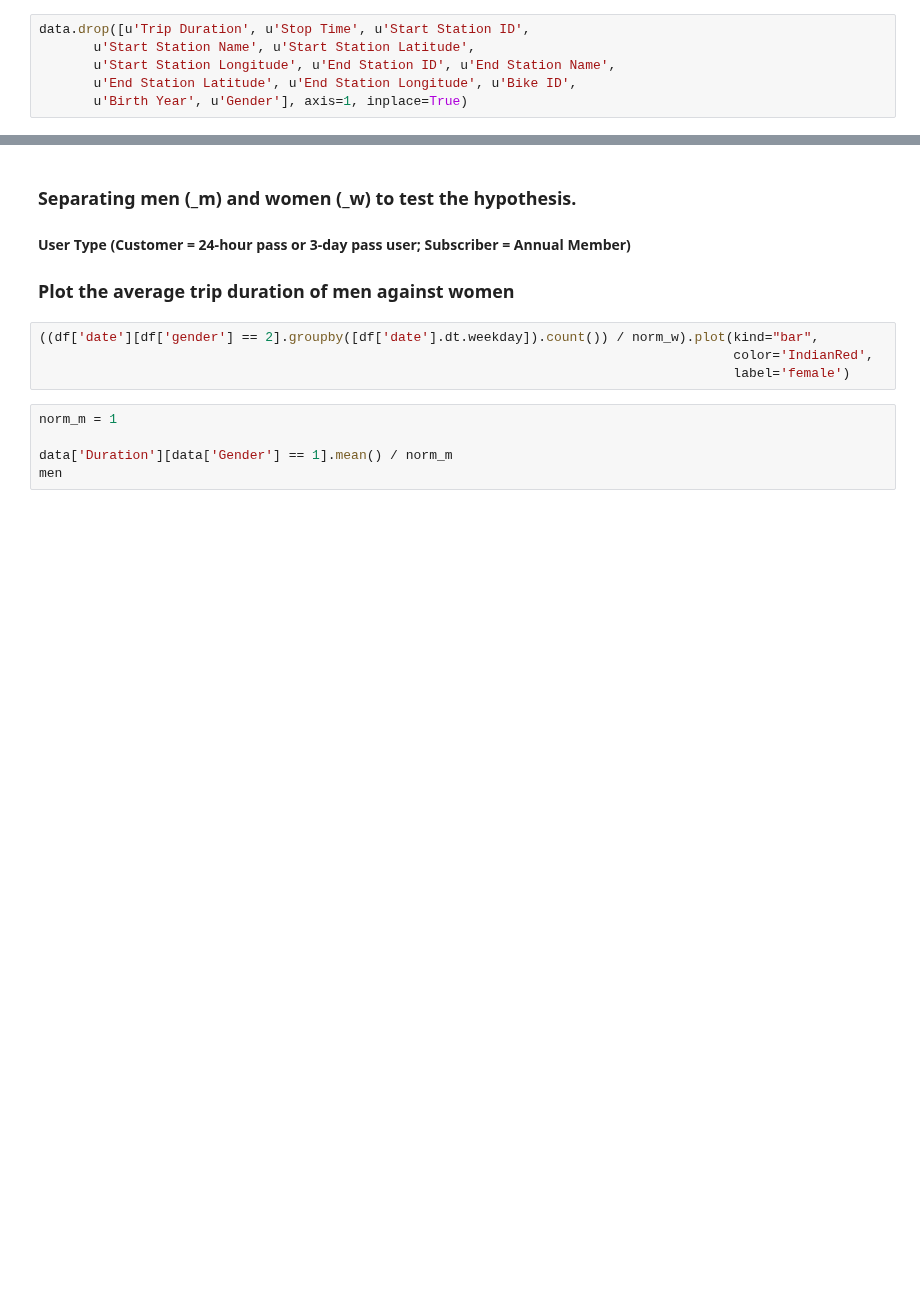
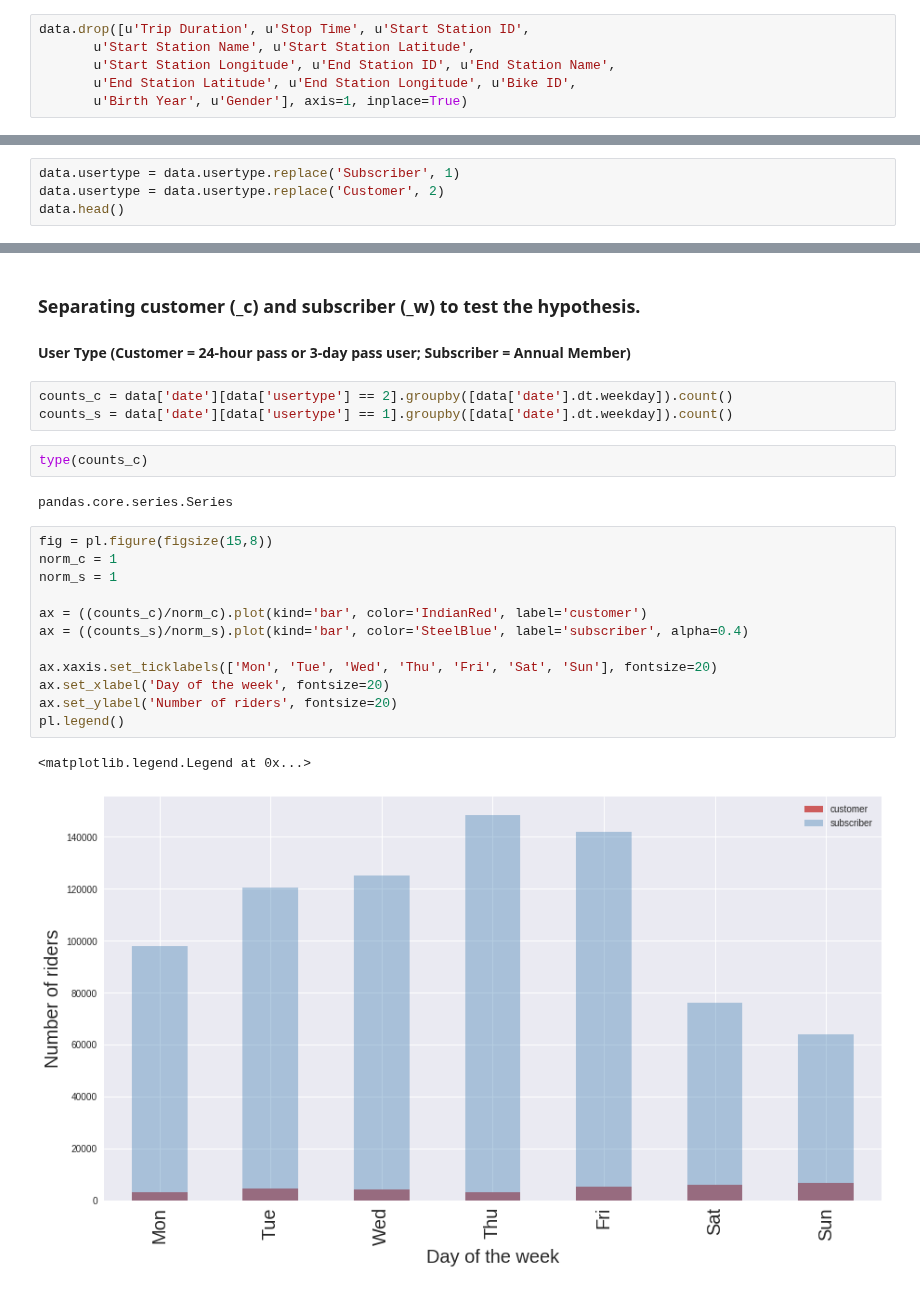
Before and after one commit to qiuyliu/PUI2017_uc288, a Jupyter notebook: HW3_uc288/Assignment2.ipynb, the cells around one changed output, grey strips where cells are left out. Cells and saved outputs as stored; diff of their text form; blank space fills up the shorter version.

```diff
--- a/HW3_uc288/Assignment2.ipynb
+++ b/HW3_uc288/Assignment2.ipynb
@@ -111,3 +119,7 @@ data.head()
 | 2 | 2016-12-01 00:00:39 | Subscriber |
 | 3 | 2016-12-01 00:00:44 | Subscriber |
 | 4 | 2016-12-01 00:00:54 | Subscriber |
+# %%
+data.usertype = data.usertype.replace('Subscriber', 1)
+data.usertype = data.usertype.replace('Customer', 2)
+data.head()
@@ -114,15 +133,26 @@ data.head()
 # %% [markdown]
-### Separating men (\_m) and women (\_w) to test the hypothesis.
+### Separating customer (\_c) and subscriber (\_w) to test the hypothesis.
 
 #### User Type (Customer = 24-hour pass or 3-day pass user; Subscriber = Annual Member)
-
-### Plot the average trip duration of men against women
-# %%
-((df['date'][df['gender'] == 2].groupby([df['date'].dt.weekday]).count()) / norm_w).plot(kind="bar",
-                                                                                         color='IndianRed',
-                                                                                         label='female')
-# %%
-norm_m = 1
-
-data['Duration'][data['Gender'] == 1].mean() / norm_m
-men
+# %%
+counts_c = data['date'][data['usertype'] == 2].groupby([data['date'].dt.weekday]).count()
+counts_s = data['date'][data['usertype'] == 1].groupby([data['date'].dt.weekday]).count()
+# %%
+type(counts_c)
+# %% [output]
+pandas.core.series.Series
+# %%
+fig = pl.figure(figsize(15,8))
+norm_c = 1
+norm_s = 1
+
+ax = ((counts_c)/norm_c).plot(kind='bar', color='IndianRed', label='customer')
+ax = ((counts_s)/norm_s).plot(kind='bar', color='SteelBlue', label='subscriber', alpha=0.4)
+
+ax.xaxis.set_ticklabels(['Mon', 'Tue', 'Wed', 'Thu', 'Fri', 'Sat', 'Sun'], fontsize=20)
+ax.set_xlabel('Day of the week', fontsize=20)
+ax.set_ylabel('Number of riders', fontsize=20)
+pl.legend()
+# %% [output]
+<matplotlib.legend.Legend at 0x...>
+[figure, added]
```
Also changed, not shown: parts of 21 cells of this notebook, 3 other files.
